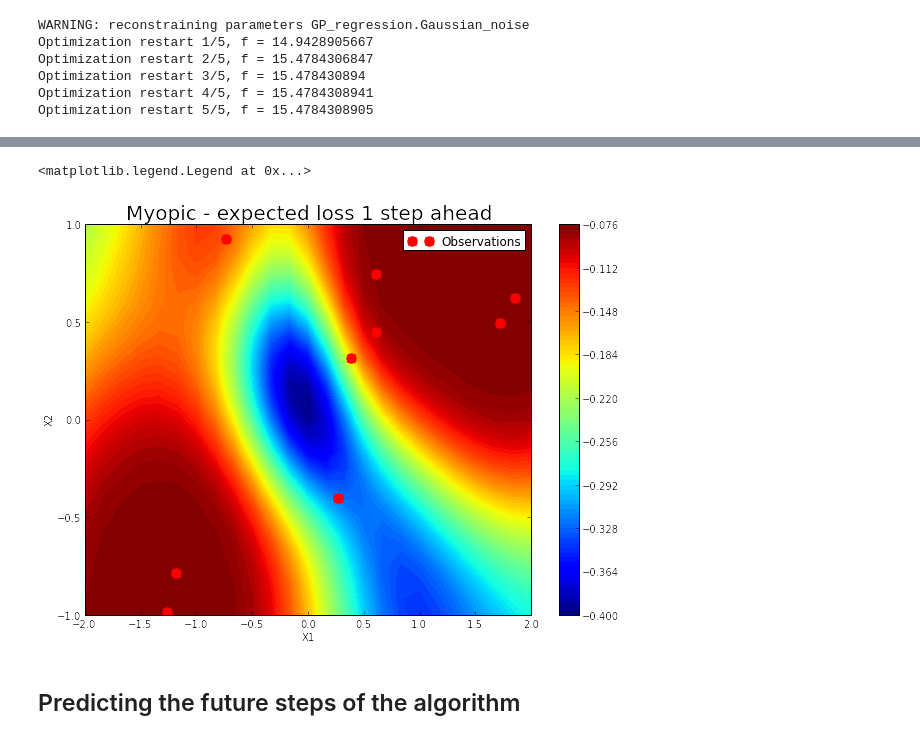
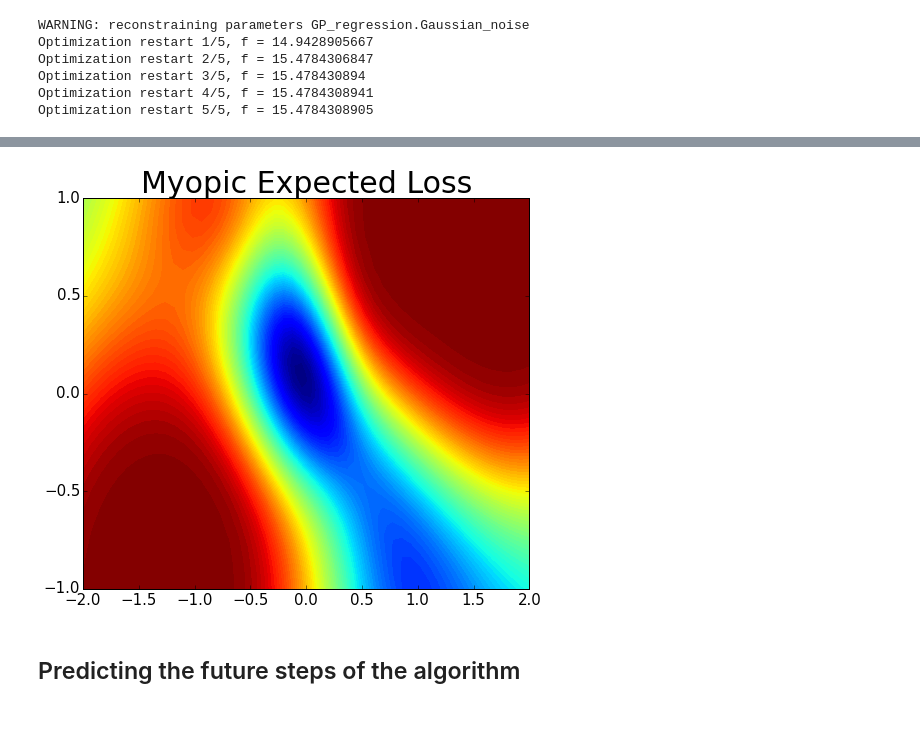
Before and after one commit to SheffieldML/bo_stepsahead, a Jupyter notebook: simulations/old/understanding_GLASSES_loss(notebooks)/understanding GLASSES.ipynb, the cells around one changed output, grey strips where cells are left out. Saved outputs shown, nothing was run; the diff lists cells and outputs as text; code cells hidden in the pictures.

```diff
--- a/simulations/old/understanding_GLASSES_loss(notebooks)/understanding GLASSES.ipynb
+++ b/simulations/old/understanding_GLASSES_loss(notebooks)/understanding GLASSES.ipynb
@@ -55,23 +55,24 @@ BO_glasses.model.plot()
 # %%
 # Plot myopic loss function
-n_grid = 25
+n_grid = 50
 X1 = np.linspace(bounds[0][0], bounds[0][1], n_grid)
 X2 = np.linspace(bounds[1][0], bounds[1][1], n_grid)
 x1, x2 = np.meshgrid(X1, X2)
 X = np.hstack((x1.reshape(n_grid*n_grid,1),x2.reshape(n_grid*n_grid,1)))
 # %%
-plt.figure(figsize=(10,7))
+plt.figure(figsize=(8,7))
 plt.contourf(X1, X2, BO_glasses.loss.acquisition_function(X).reshape((n_grid,n_grid)),100)
-plt.plot(BO_glasses.model.X[:,0], BO_glasses.model.X[:,1], 'r.', markersize=20, label=u'Observations')
-plt.colorbar()
-plt.xlabel('X1')
-plt.ylabel('X2')
-plt.title('Myopic - expected loss 1 step ahead',size=20)
+#plt.plot(BO_glasses.model.X[:,0], BO_glasses.model.X[:,1], 'r.', markersize=20, label=u'Observations')
+#plt.colorbar()
+#plt.xlabel('X1',fontsize=20)
+#plt.ylabel('X2',fontsize=20)
+plt.title('Myopic Expected Loss',size=30)
 plt.axis((bounds[0][0],bounds[0][1],bounds[1][0],bounds[1][1]))
-plt.legend()
+plt.tick_params(axis='both', which='major', labelsize=15)
+#plt.legend()
+plt.savefig('bo_1step.pdf',type='pdf',bbox_inches='tight', pad_inches=0.1)
 # %% [output]
-<matplotlib.legend.Legend at 0x...>
-[figure, old version]
+[figure, new version]
 # %% [markdown]
 ## Predicting the future steps of the algorithm
 # %% [markdown]
```
Also changed, not shown: parts of 7 cells of this notebook, 28 other files.
